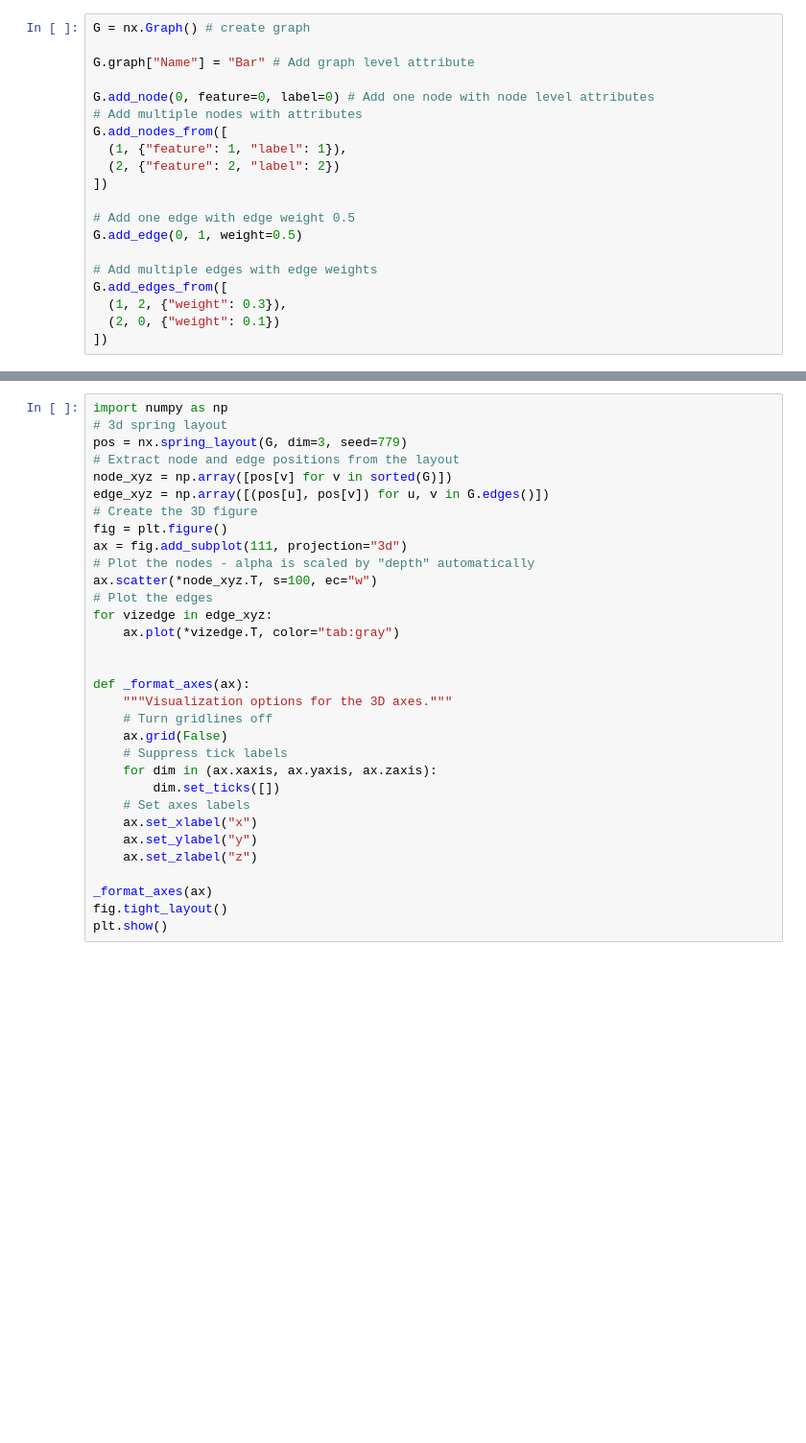
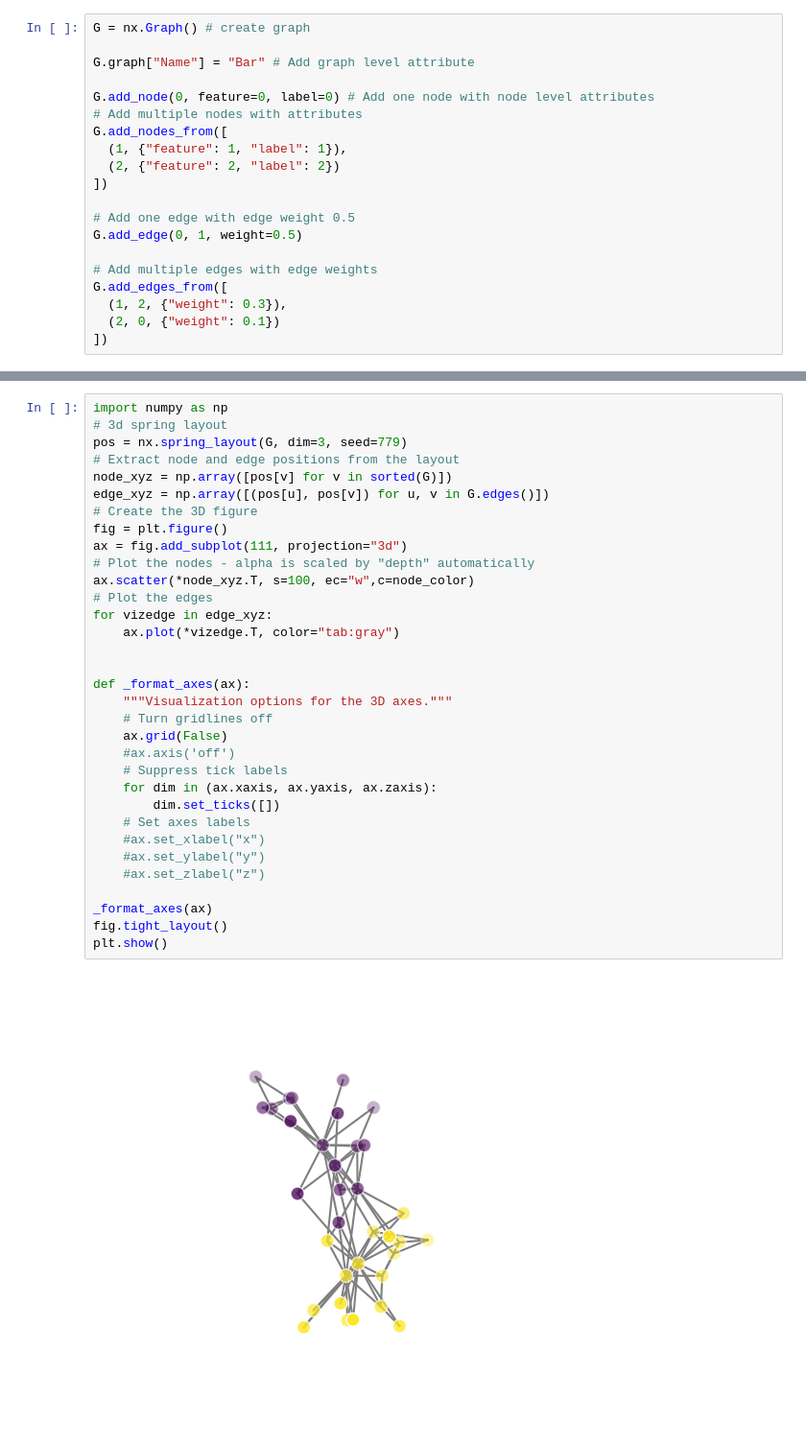
Before and after one commit to Florian2Richter/GraphViz, a Jupyter notebook: Scripts/EasyVis.ipynb, the cells around one changed output, grey strips where cells are left out. Shown: that part at 96% size. Cells and saved outputs as stored; diff of their text form; blank space fills up the shorter version.

Commit message:
Created 3d graph

```diff
--- a/Scripts/EasyVis.ipynb
+++ b/Scripts/EasyVis.ipynb
@@ -54,32 +54,35 @@ show()
 # %%
 import numpy as np
 # 3d spring layout
 pos = nx.spring_layout(G, dim=3, seed=779)
 # Extract node and edge positions from the layout
 node_xyz = np.array([pos[v] for v in sorted(G)])
 edge_xyz = np.array([(pos[u], pos[v]) for u, v in G.edges()])
 # Create the 3D figure
 fig = plt.figure()
 ax = fig.add_subplot(111, projection="3d")
 # Plot the nodes - alpha is scaled by "depth" automatically
-ax.scatter(*node_xyz.T, s=100, ec="w")
+ax.scatter(*node_xyz.T, s=100, ec="w",c=node_color)
 # Plot the edges
 for vizedge in edge_xyz:
     ax.plot(*vizedge.T, color="tab:gray")
 
 
 def _format_axes(ax):
     """Visualization options for the 3D axes."""
     # Turn gridlines off
     ax.grid(False)
+    #ax.axis('off')
     # Suppress tick labels
     for dim in (ax.xaxis, ax.yaxis, ax.zaxis):
         dim.set_ticks([])
     # Set axes labels
-    ax.set_xlabel("x")
-    ax.set_ylabel("y")
-    ax.set_zlabel("z")
+    #ax.set_xlabel("x")
+    #ax.set_ylabel("y")
+    #ax.set_zlabel("z")
 
 _format_axes(ax)
 fig.tight_layout()
 plt.show()
+# %% [output]
+[figure, added]
```
Also changed, not shown: parts of 3 cells of this notebook, 1 other file.
